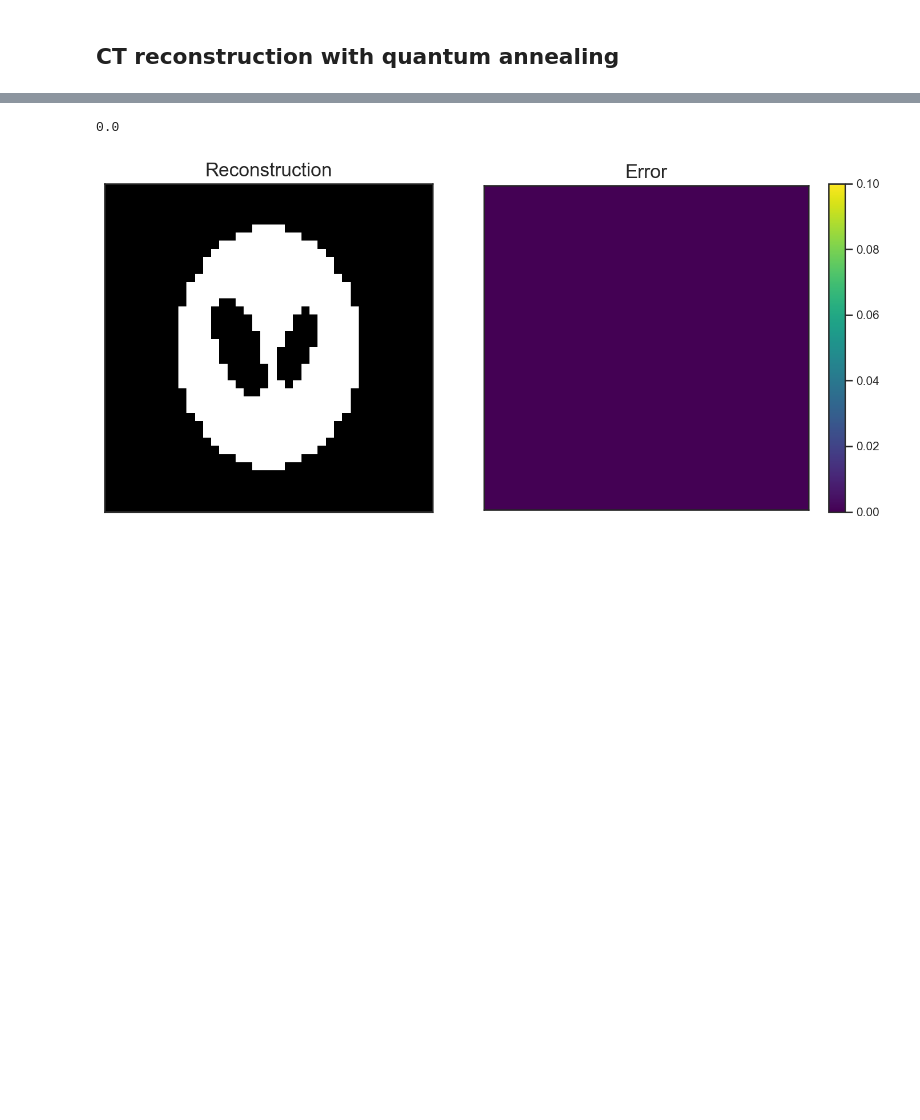
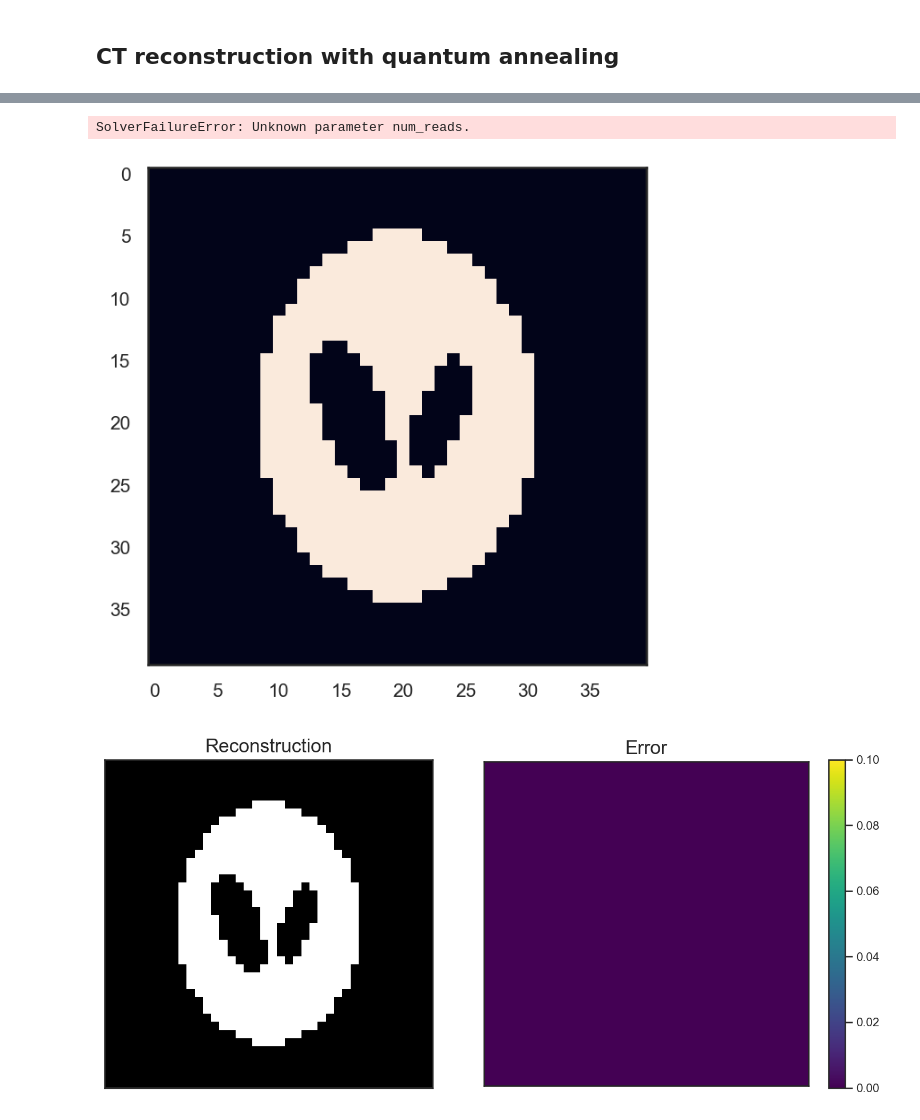
Before and after one commit to tatsy/QA-CT, a Jupyter notebook: ct_recon.ipynb, the cells around one changed output, grey strips where cells are left out. Saved outputs shown, nothing was run; the diff lists cells and outputs as text; code cells hidden in the pictures; blank space fills up the shorter version.

```diff
--- a/ct_recon.ipynb
+++ b/ct_recon.ipynb
@@ -173,0 +187,3 @@ Use D-Wave Leap
+# %%
+solver = LeapHybridSampler()
+ans = solver.sample_qubo(qubo, num_reads=100)
@@ -174,9 +192,22 @@ Use D-Wave Leap
+# %%
+sampleset = jmt.core.pubo.decode_from_openjij(ans, pubo_builder, compiled_model)
+sparse_index, value, _ = sampleset.record.solution["x"][0]
+# %% [output]
+SolverFailureError: Unknown parameter num_reads.
+# %%
+rows, cols = zip(*sorted(zip(*sparse_index)))
+# %%
+pred = np.zeros((H, W), dtype="float32")
+pred[rows, cols] = value
+# %%
+plt.imshow(pred)
+plt.show()
+# %% [output]
+[figure, added]
 # %%
-# Perform simulated annealing
-sampleset = solver.sample_qubo(qubo, label=label)
-decoded_samples = model.decode_sampleset(sampleset)
-best_sample = min(decoded_samples, key=lambda x: x.energy)
-print(best_sample.energy)
+# # Perform simulated annealing
+# sampleset = solver.sample_qubo(qubo, label=label)
+# decoded_samples = model.decode_sampleset(sampleset)
+# best_sample = min(decoded_samples, key=lambda x: x.energy)
+# print(best_sample.energy)
-# %% [output]
-0.0
 # %%
```
Also changed, not shown: parts of 9 cells of this notebook, 4 other files.
